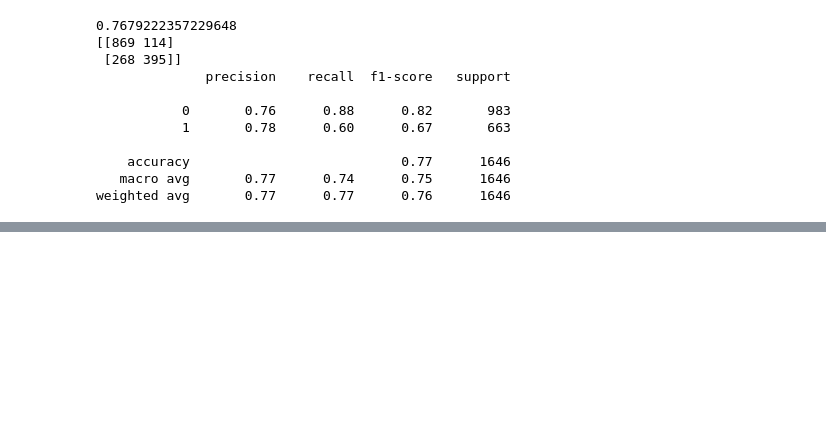
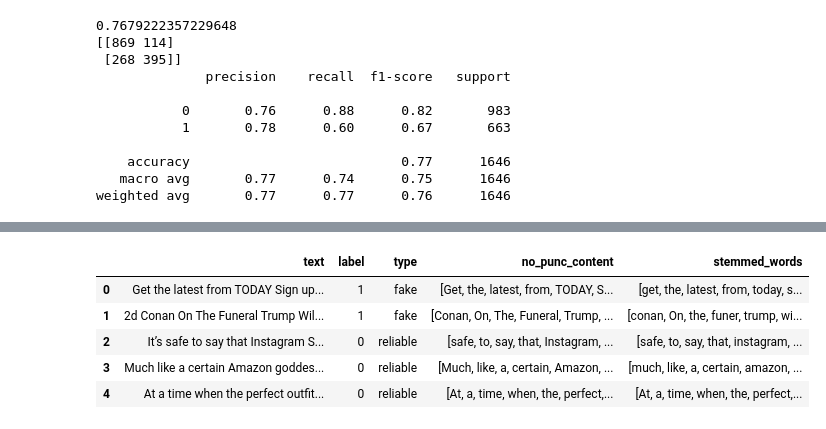
Before and after one commit to Tanvimehta42/FakeNewsPrediction, a Jupyter notebook: FakeNewsPrediction.ipynb, the cells around one changed output, grey strips where cells are left out. Saved outputs shown, nothing was run; the diff lists cells and outputs as text; code cells hidden in the pictures; blank space fills up the shorter version.

```diff
--- a/FakeNewsPrediction.ipynb
+++ b/FakeNewsPrediction.ipynb
@@ -66,7 +90,7 @@ ind = train[train['label']=='0'].index
 # %%
 train.loc[ind,'type']='reliable'
 # %%
-ind = train[train['label']=='1'].index
+ind = train[train['label']==1].index
 # %%
 train.loc[ind,'type']='fake'
 # %%
@@ -250,0 +333,18 @@ weighted avg       0.77      0.77      0.76      1646
+# %%
+ps = PorterStemmer()
+
+def stemmed_content(row):
+    text = row['no_punc_content']
+    stemmed_list = [ps.stem(word) for word in text]
+    return (stemmed_list)
+
+train['stemmed_words'] = train.apply(stemmed_content, axis=1)
+
+train.head()
+# %% [output]
+|  | text | label | type | no_punc_content | stemmed_words |
+| 0 | Get the latest from TODAY Sign up... | 1 | fake | [Get, the, latest, from, TODAY, S... | [get, the, latest, from, today, s... |
+| 1 | 2d Conan On The Funeral Trump Wil... | 1 | fake | [Conan, On, The, Funeral, Trump, ... | [conan, On, the, funer, trump, wi... |
+| 2 | It’s safe to say that Instagram S... | 0 | reliable | [safe, to, say, that, Instagram, ... | [safe, to, say, that, instagram, ... |
+| 3 | Much like a certain Amazon goddes... | 0 | reliable | [Much, like, a, certain, Amazon, ... | [much, like, a, certain, amazon, ... |
+| 4 | At a time when the perfect outfit... | 0 | reliable | [At, a, time, when, the, perfect,... | [At, a, time, when, the, perfect,... |
```
Also changed, not shown: parts of 29 cells of this notebook.
